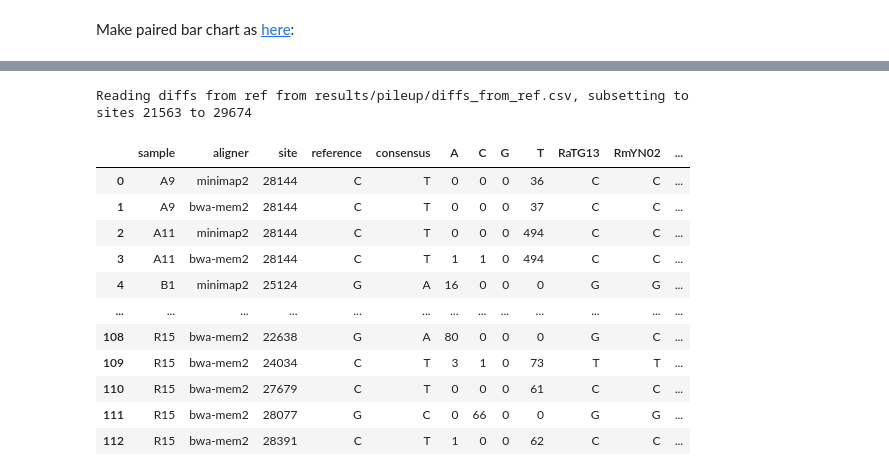
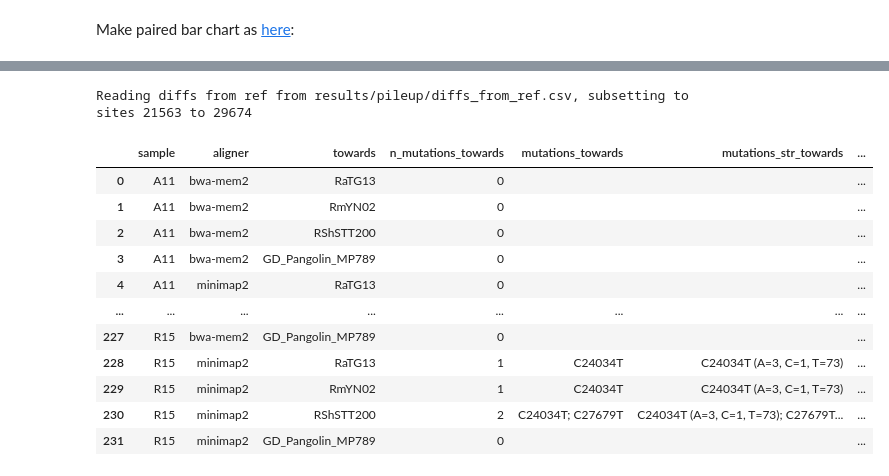
Before and after one commit to jbloom/SARS-CoV-2_PRJNA612766, a Jupyter notebook: notebooks/integrated_analysis.py.ipynb, the cells around one changed output, grey strips where cells are left out. Saved outputs shown, nothing was run; the diff lists cells and outputs as text; code cells hidden in the pictures.

Commit message:
get diffs towards / away from comparator

```diff
--- a/notebooks/integrated_analysis.py.ipynb
+++ b/notebooks/integrated_analysis.py.ipynb
@@ -8,6 +8,7 @@ import sys; sys.path.extend(['/fh/fast/bloom_j/software/miniconda3/envs/SARS-CoV
 ######## snakemake preamble end #########
 
 snakemake.params.min_frac_coverage = 0.25
+snakemake.params.comparator_genomes = ['RaTG13', 'RmYN02', 'RShSTT200', 'GD_Pangolin_MP789']
 # %% [markdown]
 ## Setup for analysis
 # %%
@@ -19,6 +20,7 @@ seq_start = snakemake.params.region_of_interest_start
 seq_end = snakemake.params.region_of_interest_end
 patient_groups = snakemake.params.patient_groups
 min_frac_coverage = snakemake.params.min_frac_coverage
+comparator_genomes = snakemake.params.comparator_genomes
 # %% [markdown]
 Import Python modules:
 # %%
@@ -130,23 +133,88 @@ frac_cov_chart
 # %%
 print(f"Reading diffs from ref from {diffs_csv}, subsetting to sites {seq_start} to {seq_end}")
 
 diffs = (
     pd.read_csv(diffs_csv)
-    .query('(site >= @seq_start) and (site <= @seq_end)')
+    .query('(site >= @seq_start) or (site <= @seq_end)')
+    .assign(mutation=lambda x: x['reference'] + x['site'].astype(str) + x['consensus'],
+            mutation_str=lambda x: x['mutation'] + ' (' +
+                                   x.apply(lambda r: ', '.join(f"{nt}={r[nt]}" for nt in
+                                                               ['A', 'C', 'G', 'T'] if r[nt]),
+                                           axis=1) + ')'
+            )
+    .melt(id_vars=['sample', 'aligner', 'site', 'reference', 'consensus',
+                   'mutation', 'mutation_str'],
+          value_vars=comparator_genomes,
+          var_name='towards',
+          value_name='comparator_nt')
     )
 
+diffs_all = (
+    diffs
+    [['sample', 'aligner', 'mutation', 'mutation_str']]
+    .drop_duplicates()
+    .groupby(['sample', 'aligner'],
+             as_index=False)
+    .aggregate(mutations_all=pd.NamedAgg('mutation', list),
+               mutations_str_all=pd.NamedAgg('mutation_str', list)
+               )
+    )
+
+diffs_towards = (
+    diffs
+    .assign(towards=lambda x: pd.Categorical(x['towards'],
+                                             comparator_genomes,
+                                             ordered=True),
+            sample=lambda x: pd.Categorical(x['sample'],
+                                            x['sample'].unique())
+            )
+    .query('comparator_nt == consensus')
+    .groupby(['sample', 'aligner', 'towards'])
+    .aggregate(n_mutations_towards=pd.NamedAgg('mutation', 'count'),
+               mutations_towards=pd.NamedAgg('mutation', list),
+               mutations_str_towards=pd.NamedAgg('mutation_str', list)
+               )
+    .reset_index()
+    .assign(mutations_towards=lambda x: x['mutations_towards'].fillna('').apply(list),
+            mutations_str_towards=lambda x: x['mutations_str_towards'].fillna('').apply(list),
+            )
+    )
+
+diffs = (
+    diffs_all
+    .merge(diffs_towards,
+           on=['sample', 'aligner'],
+           how='outer',
+           validate='one_to_many',
+           )
+    .assign(mutations_away=lambda x: x.apply(lambda r: [m for m in r['mutations_all']
+                                                        if m not in r['mutations_towards']],
+                                             axis=1),
+            mutations_str_away=lambda x: x.apply(lambda r: [m for m in r['mutations_str_all']
+                                                            if m not in r['mutations_str_towards']],
+                                                 axis=1),
+            n_mutations_away=lambda x: x['mutations_away'].map(len),
+            )
+    .drop(columns=['mutations_all', 'mutations_str_all'])
+    )
+for col in ['mutations_towards', 'mutations_str_towards',
+            'mutations_away', 'mutations_str_away']:
+    diffs[col] = diffs[col].map('; '.join)
+
+assert diffs.notnull().all().all()
+
 diffs
 # %% [output]
 Reading diffs from ref from results/pileup/diffs_from_ref.csv, subsetting to sites 21563 to 29674
-|  | sample | aligner | site | reference | consensus | A | C | G | T | RaTG13 | RmYN02 | ... |
-| 0 | A9 | minimap2 | 28144 | C | T | 0 | 0 | 0 | 36 | C | C | ... |
-| 1 | A9 | bwa-mem2 | 28144 | C | T | 0 | 0 | 0 | 37 | C | C | ... |
-| 2 | A11 | minimap2 | 28144 | C | T | 0 | 0 | 0 | 494 | C | C | ... |
-| 3 | A11 | bwa-mem2 | 28144 | C | T | 1 | 1 | 0 | 494 | C | C | ... |
-| 4 | B1 | minimap2 | 25124 | G | A | 16 | 0 | 0 | 0 | G | G | ... |
-| ... | ... | ... | ... | ... | ... | ... | ... | ... | ... | ... | ... | ... |
-| 108 | R15 | bwa-mem2 | 22638 | G | A | 80 | 0 | 0 | 0 | G | C | ... |
-| 109 | R15 | bwa-mem2 | 24034 | C | T | 3 | 1 | 0 | 73 | T | T | ... |
-| 110 | R15 | bwa-mem2 | 27679 | C | T | 0 | 0 | 0 | 61 | C | C | ... |
-| 111 | R15 | bwa-mem2 | 28077 | G | C | 0 | 66 | 0 | 0 | G | G | ... |
-| 112 | R15 | bwa-mem2 | 28391 | C | T | 1 | 0 | 0 | 62 | C | C | ... |
+|  | sample | aligner | towards | n_mutations_towards | mutations_towards | mutations_str_towards | ... |
+| 0 | A11 | bwa-mem2 | RaTG13 | 0 |  |  | ... |
+| 1 | A11 | bwa-mem2 | RmYN02 | 0 |  |  | ... |
+| 2 | A11 | bwa-mem2 | RShSTT200 | 0 |  |  | ... |
+| 3 | A11 | bwa-mem2 | GD_Pangolin_MP789 | 0 |  |  | ... |
+| 4 | A11 | minimap2 | RaTG13 | 0 |  |  | ... |
+| ... | ... | ... | ... | ... | ... | ... | ... |
+| 227 | R15 | bwa-mem2 | GD_Pangolin_MP789 | 0 |  |  | ... |
+| 228 | R15 | minimap2 | RaTG13 | 1 | C24034T | C24034T (A=3, C=1, T=73) | ... |
+| 229 | R15 | minimap2 | RmYN02 | 1 | C24034T | C24034T (A=3, C=1, T=73) | ... |
+| 230 | R15 | minimap2 | RShSTT200 | 2 | C24034T; C27679T | C24034T (A=3, C=1, T=73); C27679T... | ... |
+| 231 | R15 | minimap2 | GD_Pangolin_MP789 | 0 |  |  | ... |
```
Also changed, not shown: parts of 3 cells of this notebook, 1 other file.
